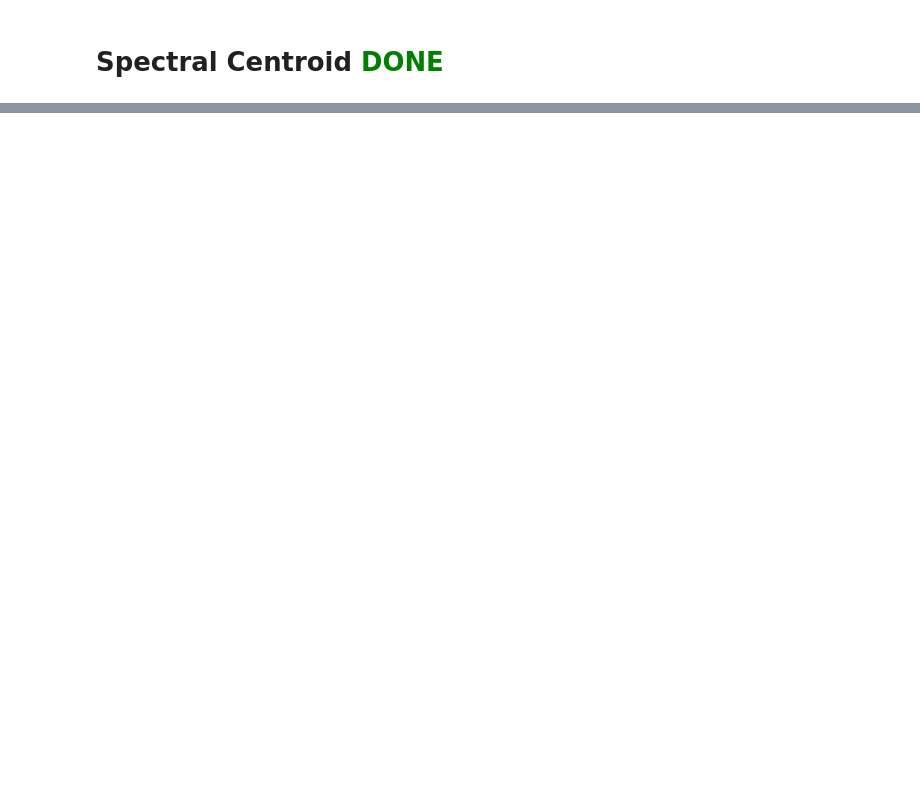
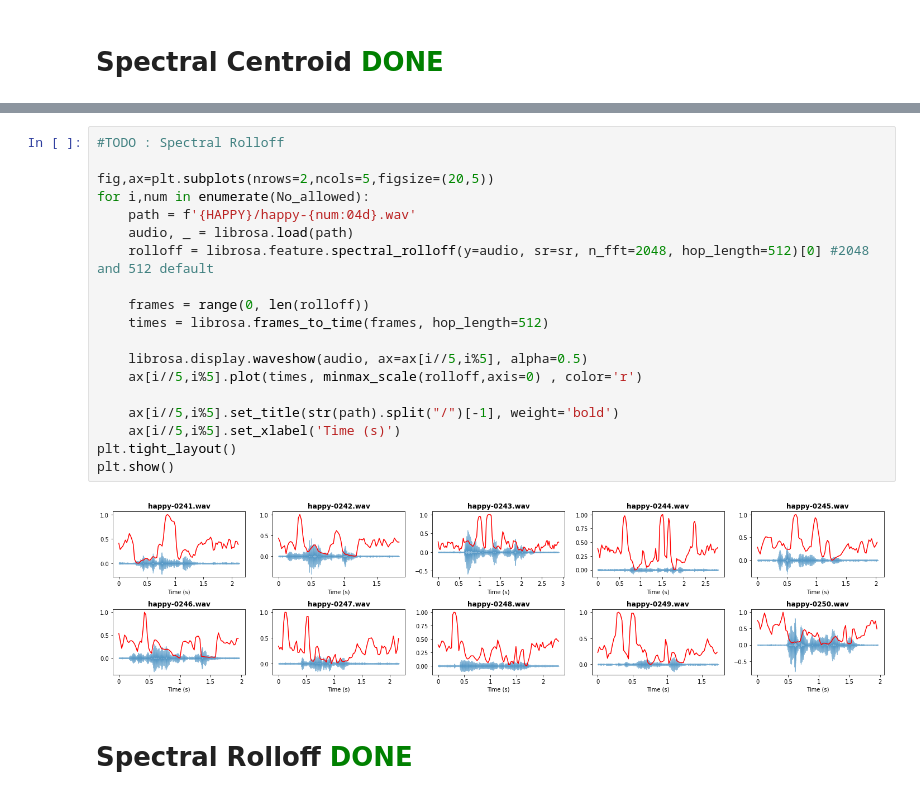
Before and after one commit to LvnnnX/Pemrosesan-Data-Multimedia, a Jupyter notebook: IPYNB-Code/Tugas-5/Tugas-5-AudioPreprocessing.ipynb, the cells around one changed output, grey strips where cells are left out. Saved outputs shown, nothing was run; the diff lists cells and outputs as text; blank space fills up the shorter version.

```diff
--- a/IPYNB-Code/Tugas-5/Tugas-5-AudioPreprocessing.ipynb
+++ b/IPYNB-Code/Tugas-5/Tugas-5-AudioPreprocessing.ipynb
@@ -351,0 +372,23 @@ plt.show()
+# %%
+#TODO : Spectral Rolloff
+
+fig,ax=plt.subplots(nrows=2,ncols=5,figsize=(20,5))
+for i,num in enumerate(No_allowed):
+    path = f'{HAPPY}/happy-{num:04d}.wav'
+    audio, _ = librosa.load(path)
+    rolloff = librosa.feature.spectral_rolloff(y=audio, sr=sr, n_fft=2048, hop_length=512)[0] #2048 and 512 default
+
+    frames = range(0, len(rolloff))
+    times = librosa.frames_to_time(frames, hop_length=512)
+
+    librosa.display.waveshow(audio, ax=ax[i//5,i%5], alpha=0.5)
+    ax[i//5,i%5].plot(times, minmax_scale(rolloff,axis=0) , color='r')
+
+    ax[i//5,i%5].set_title(str(path).split("/")[-1], weight='bold')
+    ax[i//5,i%5].set_xlabel('Time (s)')
+plt.tight_layout()
+plt.show()
+# %% [output]
+[figure, added]
+# %% [markdown]
+<h1>Spectral Rolloff <font color='green'>DONE</font></h1>
```
Also changed, not shown: parts of 8 cells of this notebook.
